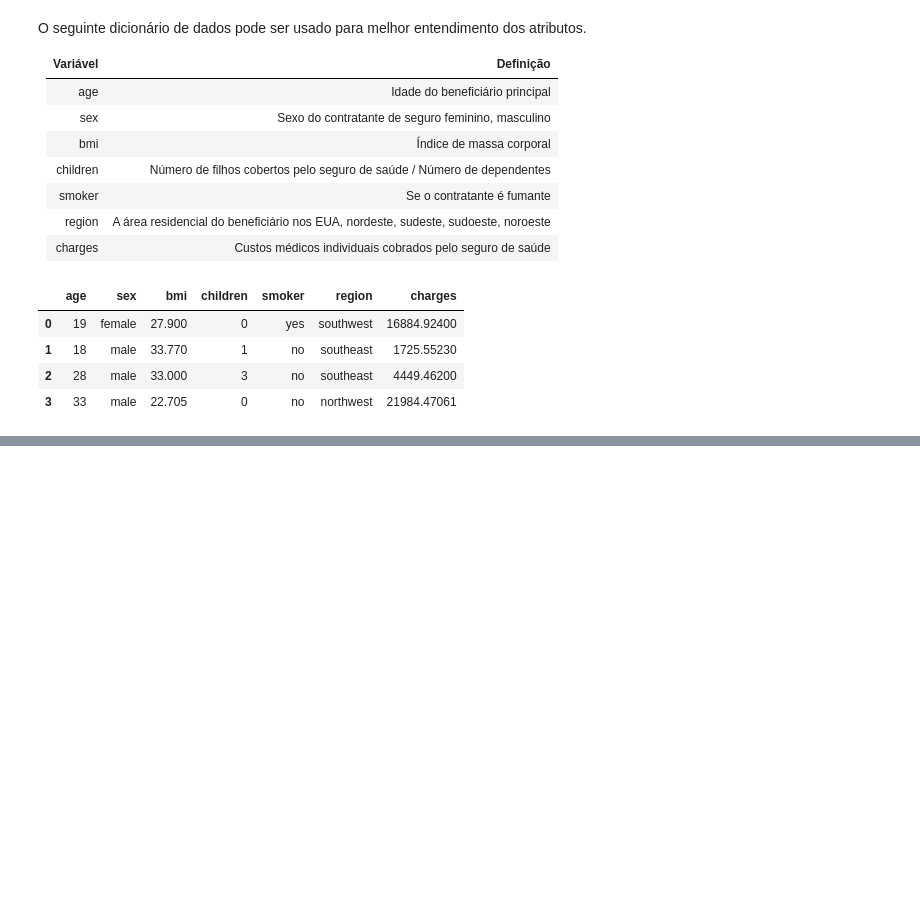
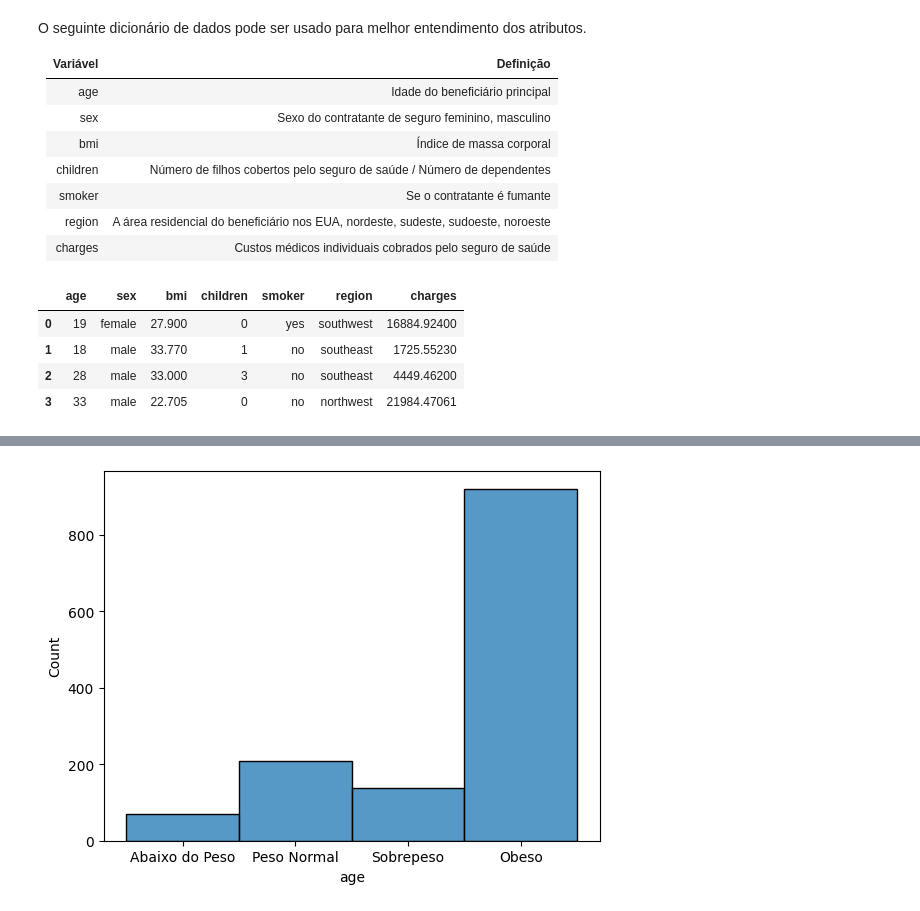
Before and after one commit to kaladabrio2020/IntroducaoMineracaoDeDadosTrabalhoML, a Jupyter notebook: src/Insurance.ipynb, the cells around one changed output, grey strips where cells are left out. Drawn from its saved outputs; the diff is of its cells as text; code cells hidden in the pictures; blank space fills up the shorter version.

```diff
--- a/src/Insurance.ipynb
+++ b/src/Insurance.ipynb
@@ -148,0 +85,5 @@ ax.view_init(10, -30,10)
+# %%
+sea.histplot(pd.cut(data['age'],bins=[0, 18.5, 24.9, 29.9, 100], labels = ['Abaixo do Peso', 'Peso Normal', 'Sobrepeso', 'Obeso']))
+plt.show()
+# %% [output]
+[figure, added]
```
Also changed, not shown: parts of 62 cells of this notebook, 3 other files.
